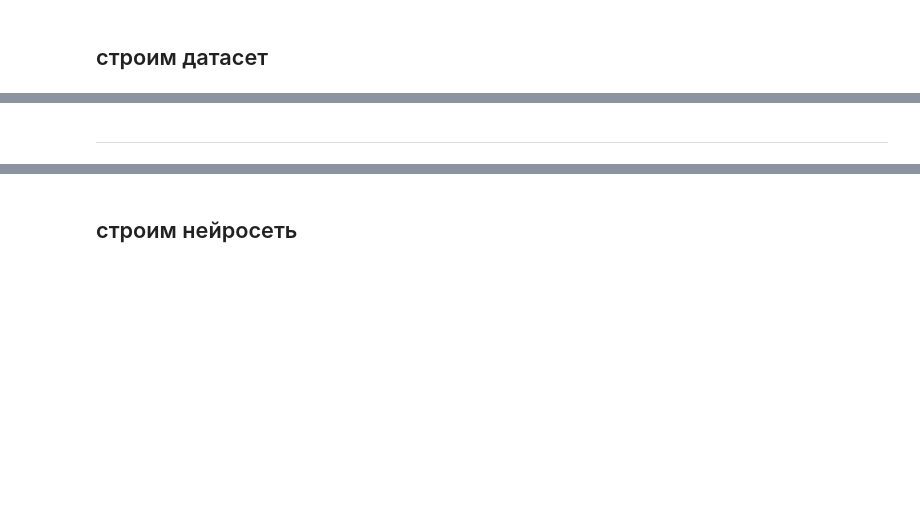
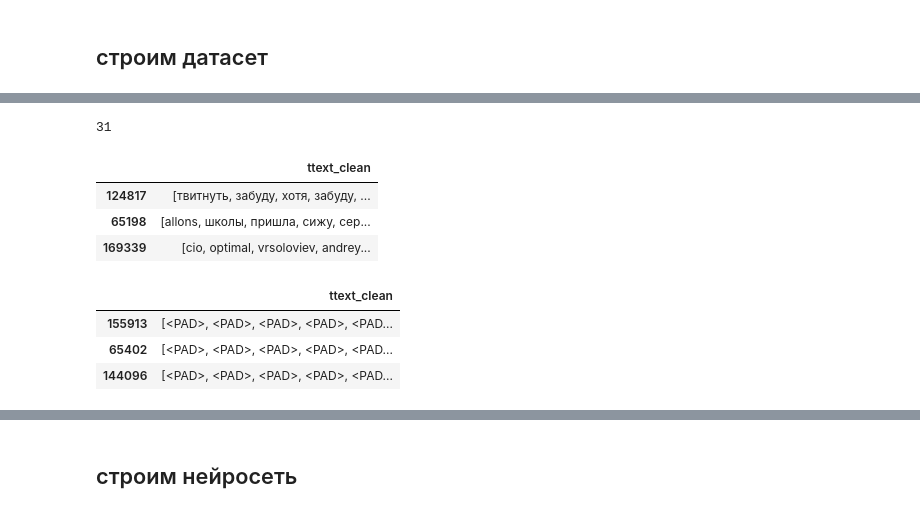
Before and after one commit to mechanoid5/ml_lectorium_legacy, a Jupyter notebook: examples/20-lstm/03-lstm-text.ipynb, the cells around one changed output, grey strips where cells are left out. Saved outputs shown, nothing was run; the diff lists cells and outputs as text; code cells hidden in the pictures; blank space fills up the shorter version.

```diff
--- a/examples/20-lstm/03-lstm-text.ipynb
+++ b/examples/20-lstm/03-lstm-text.ipynb
@@ -108,14 +128,14 @@ data['ttext_clean'] = data['ttext_clean'].apply(lambda t:[w for w in t if w not
 # %%
 %xdel stopwords
 # %%
-%%time
+# %%time
 
-from Stemmer import Stemmer
-# pacman -S python-pystemmer
-# pip install pystemmer
+# from Stemmer import Stemmer
+# # pacman -S python-pystemmer
+# # pip install pystemmer
 
-# стемминг, выделение основы слова
-data['ttext_clean'] = data['ttext_clean'].apply( lambda t:Stemmer('russian').stemWords(t) )
+# # стемминг, выделение основы слова
+# data['ttext_clean'] = data['ttext_clean'].apply( lambda t:Stemmer('russian').stemWords(t) )
 # %%
 # удаление коротких слов
 data['ttext_clean'] = data['ttext_clean'].apply(lambda t:[w for w in t if len(w)>2])
@@ -139,17 +167,27 @@ vocab = { w:n for n,w in enumerate(vocab) }
-# %% [markdown]
----
 # %%
 data['ttext_clean'] = data['ttext_clean'] + ['<START>']
 # %%
 n_max = data['ttext_clean'].str.len().max()
 n_max
+# %% [output]
+31
 # %%
 pad = ['<PAD>']*n_max
 # %%
-data['ttext_clean']
+data[['ttext_clean']].sample(3)
+# %% [output]
+|  | ttext_clean |
+| 124817 | [твитнуть, забуду, хотя, забуду, ... |
+| 65198 | [allons, школы, пришла, сижу, сер... |
+| 169339 | [cio, optimal, vrsoloviev, andrey... |
 # %%
 data['ttext_clean'] = data['ttext_clean'].apply(
     lambda t: pad[len(t):] + list(reversed(t))
   )
 # %%
-data['ttext_clean']
+data[['ttext_clean']].sample(3)
+# %% [output]
+|  | ttext_clean |
+| 155913 | [<PAD>, <PAD>, <PAD>, <PAD>, <PAD... |
+| 65402 | [<PAD>, <PAD>, <PAD>, <PAD>, <PAD... |
+| 144096 | [<PAD>, <PAD>, <PAD>, <PAD>, <PAD... |
```
Also changed, not shown: parts of 33 cells of this notebook.
